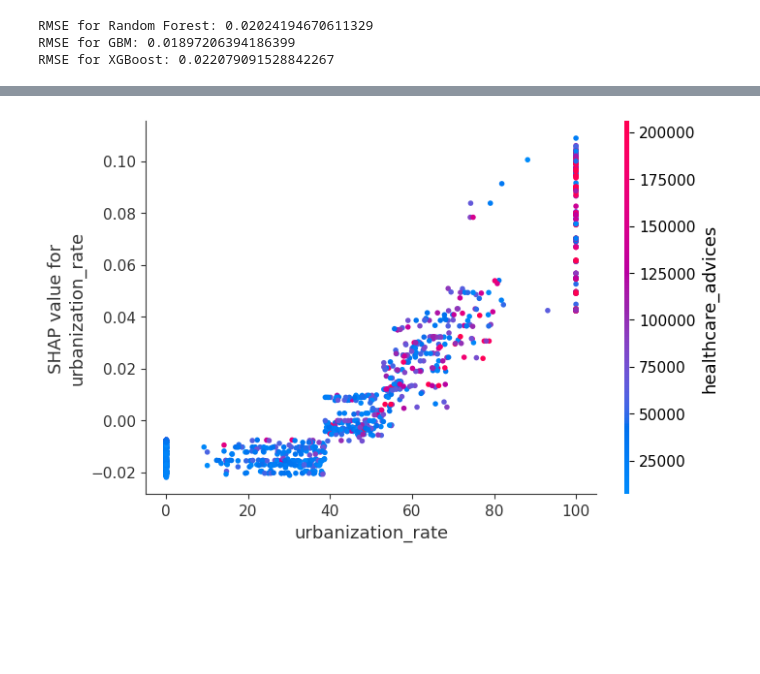
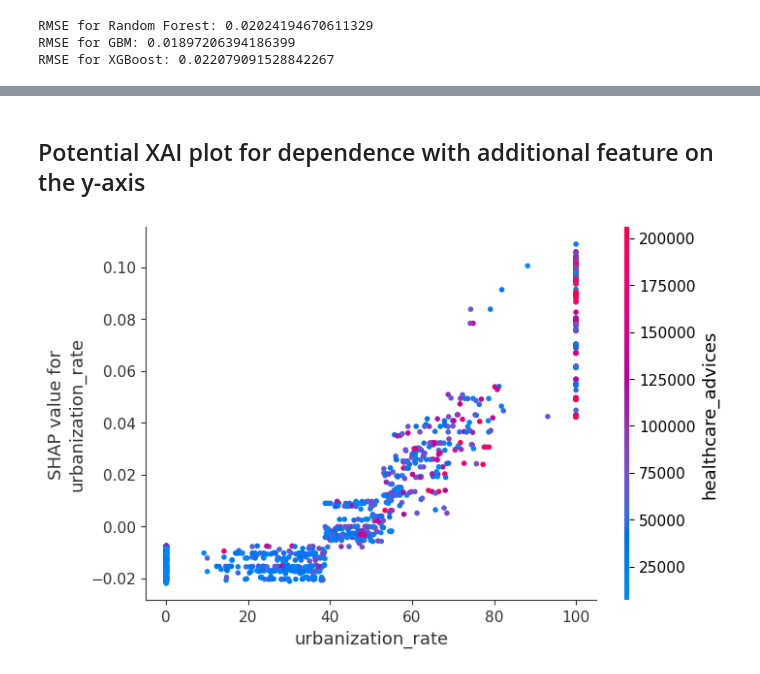
Before and after one commit to jjfrackowiak/WEC2024, a Jupyter notebook: XAI/exploration_notebook.ipynb, the cells around one changed output, grey strips where cells are left out. Drawn from its saved outputs; the diff is of its cells as text; code cells hidden in the pictures; blank space fills up the shorter version.

```diff
--- a/XAI/exploration_notebook.ipynb
+++ b/XAI/exploration_notebook.ipynb
@@ -42,9 +44,9 @@ https://scikit-learn.org/stable/model_persistence.html#security-maintainability-
 # %%
 # Create object that can calculate shap values
-explainer = shap.TreeExplainer(gbm_model)
+explainer_tree = shap.TreeExplainer(gbm_model)
 
 filtered_df = gbm_results.drop(columns=['percent_vaccinated_log', 'prediction'])
-shap_values = explainer.shap_values(filtered_df)
+shap_values1 = explainer_tree.shap_values(filtered_df)
 
-shap.summary_plot(shap_values, filtered_df)
+shap.summary_plot(shap_values1, filtered_df)
 # %% [output]
@@ -52,4 +105,6 @@ shap.summary_plot(shap_values, filtered_df)
+# %% [markdown]
+## Potential XAI plot for dependence with additional feature on the y-axis
 # %%
-shap.dependence_plot("urbanization_rate", shap_values, filtered_df, interaction_index="healthcare_advices")
+shap.dependence_plot("urbanization_rate", shap_values1, filtered_df, interaction_index="healthcare_advices")
 # %% [output]
-[figure, old version]
+[figure, new version]
```
Also changed, not shown: parts of 14 cells of this notebook.
